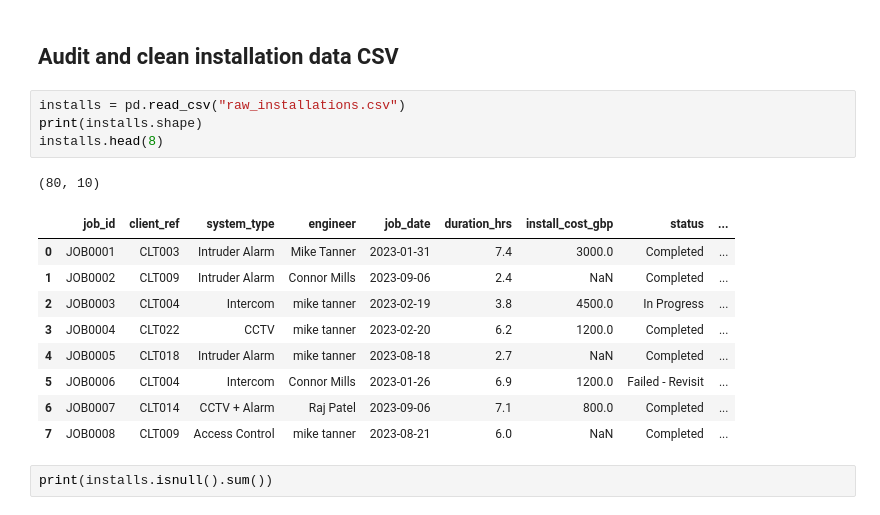
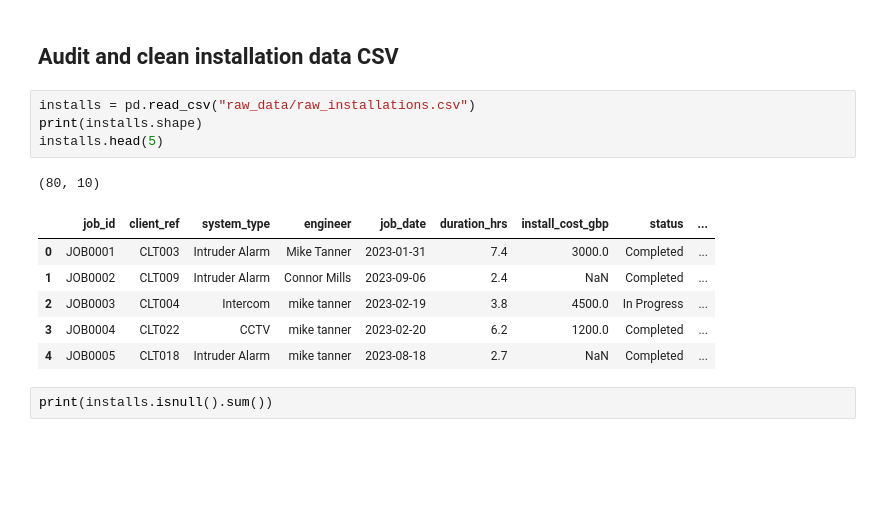
Before and after one commit to Tansoydan/Operations-Simulation, a Jupyter notebook: data_cleaning.ipynb, the cells around one changed output. Cells and saved outputs as stored; diff of their text form; blank space fills up the shorter version.

Commit message:
Cleaned installs CSV

```diff
--- a/data_cleaning.ipynb
+++ b/data_cleaning.ipynb
@@ -158,20 +158,17 @@ dtype: object
 # %% [markdown]
 ## Audit and clean installation data CSV
 # %%
-installs = pd.read_csv("raw_installations.csv")
+installs = pd.read_csv("raw_data/raw_installations.csv")
 print(installs.shape)
-installs.head(8)
+installs.head(5)
 # %% [output]
 (80, 10)
 |  | job_id | client_ref | system_type | engineer | job_date | duration_hrs | install_cost_gbp | status | ... |
 | 0 | JOB0001 | CLT003 | Intruder Alarm | Mike Tanner | 2023-01-31 | 7.4 | 3000.0 | Completed | ... |
 | 1 | JOB0002 | CLT009 | Intruder Alarm | Connor Mills | 2023-09-06 | 2.4 | NaN | Completed | ... |
 | 2 | JOB0003 | CLT004 | Intercom | mike tanner | 2023-02-19 | 3.8 | 4500.0 | In Progress | ... |
 | 3 | JOB0004 | CLT022 | CCTV | mike tanner | 2023-02-20 | 6.2 | 1200.0 | Completed | ... |
 | 4 | JOB0005 | CLT018 | Intruder Alarm | mike tanner | 2023-08-18 | 2.7 | NaN | Completed | ... |
-| 5 | JOB0006 | CLT004 | Intercom | Connor Mills | 2023-01-26 | 6.9 | 1200.0 | Failed - Revisit | ... |
-| 6 | JOB0007 | CLT014 | CCTV + Alarm | Raj Patel | 2023-09-06 | 7.1 | 800.0 | Completed | ... |
-| 7 | JOB0008 | CLT009 | Access Control | mike tanner | 2023-08-21 | 6.0 | NaN | Completed | ... |
 # %%
 print(installs.isnull().sum())
 # %% [output]
```
Also changed, not shown: parts of 12 cells of this notebook, 1 other file.
